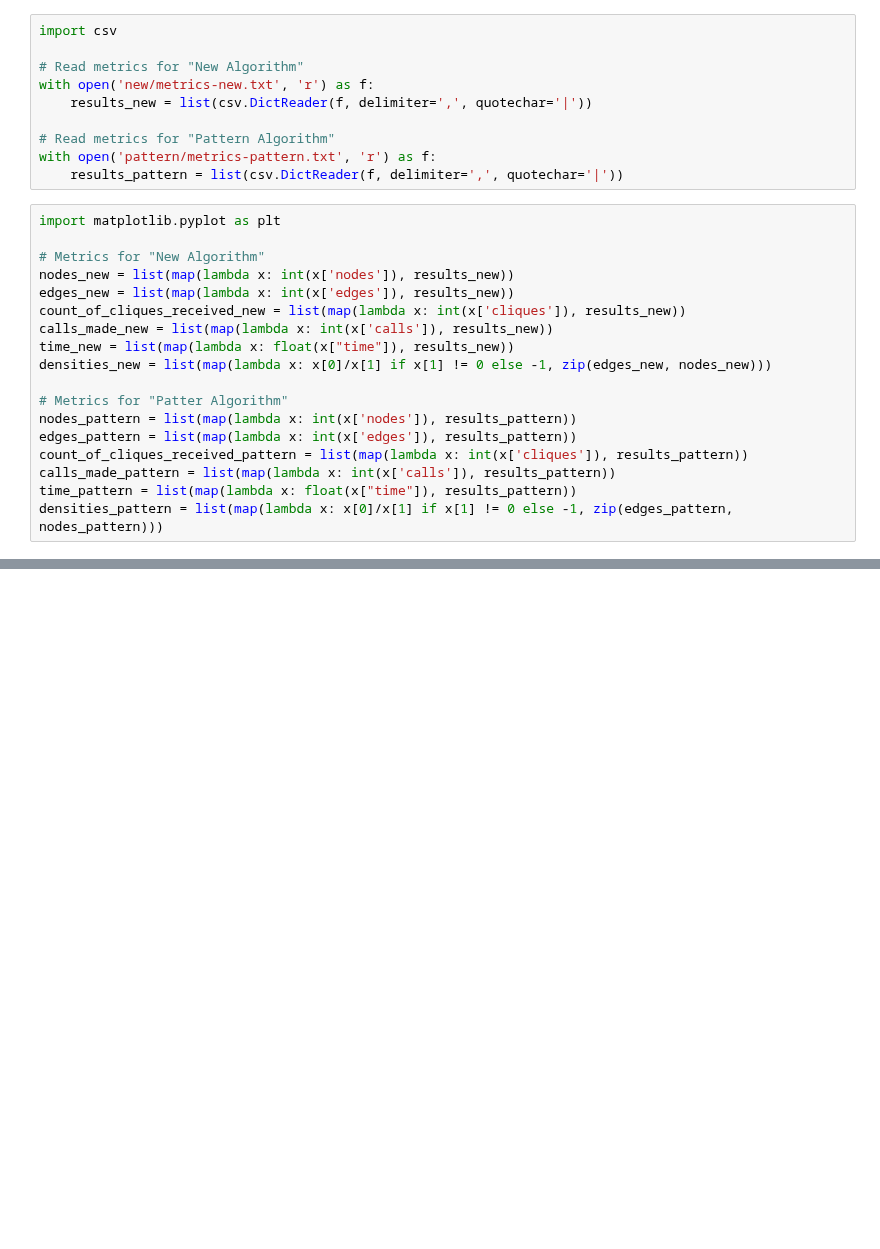
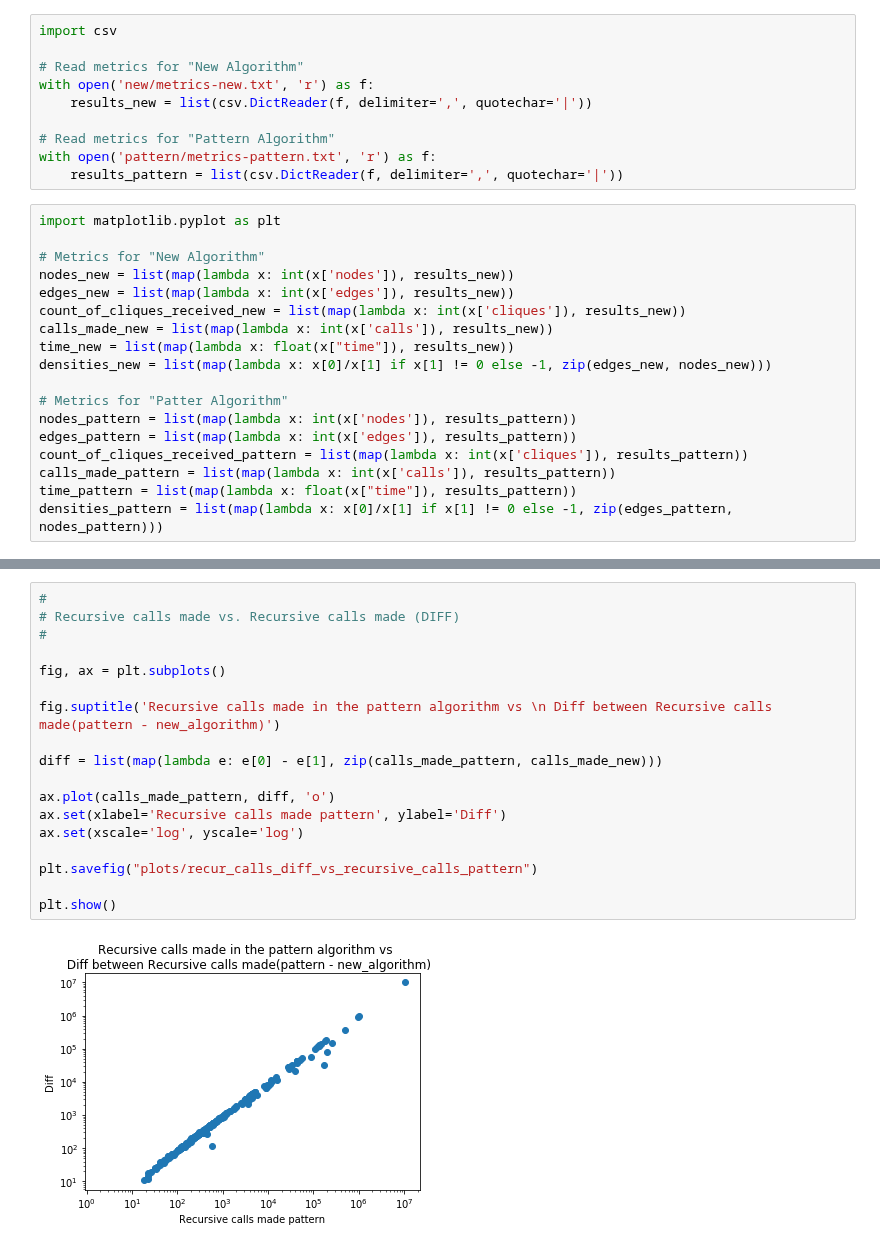
Before and after one commit to fi-uba-t3/max-clique, a Jupyter notebook: metrics-analysis.ipynb, the cells around one changed output, grey strips where cells are left out. Saved outputs shown, nothing was run; the diff lists cells and outputs as text; blank space fills up the shorter version.

```diff
--- a/metrics-analysis.ipynb
+++ b/metrics-analysis.ipynb
@@ -74,0 +74,20 @@ plt.show()
+# %%
+#
+# Recursive calls made vs. Recursive calls made (DIFF)
+#
+
+fig, ax = plt.subplots()
+
+fig.suptitle('Recursive calls made in the pattern algorithm vs \n Diff between Recursive calls made(pattern - new_algorithm)')
+
+diff = list(map(lambda e: e[0] - e[1], zip(calls_made_pattern, calls_made_new)))
+
+ax.plot(calls_made_pattern, diff, 'o')
+ax.set(xlabel='Recursive calls made pattern', ylabel='Diff')
+ax.set(xscale='log', yscale='log')
+
+plt.savefig("plots/recur_calls_diff_vs_recursive_calls_pattern")
+
+plt.show()
+# %% [output]
+[figure, added]
```
Also changed, not shown: parts of 7 cells of this notebook.
